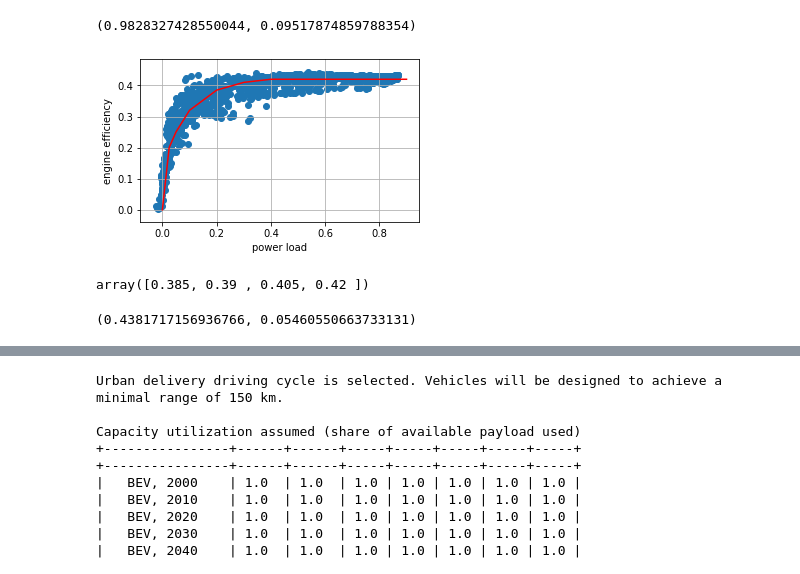
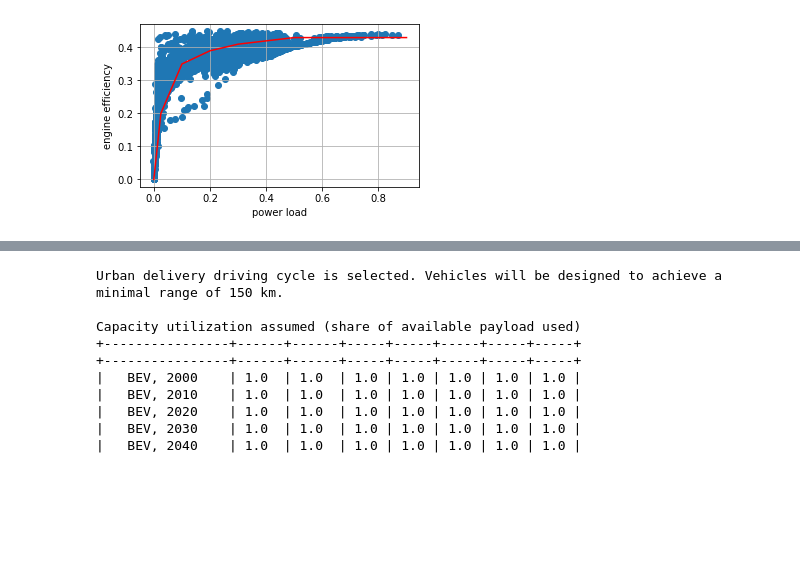
Before and after one commit to romainsacchi/carculator_bus, a Jupyter notebook: dev/Engine calibration.ipynb, the cells around one changed output, grey strips where cells are left out. Drawn from its saved outputs; the diff is of its cells as text; code cells hidden in the pictures; blank space fills up the shorter version.

```diff
--- a/dev/Engine calibration.ipynb
+++ b/dev/Engine calibration.ipynb
@@ -27,22 +23,18 @@ df_40 = pd.read_csv(r'C:\Users\sacchi_r\Documents\GitHub\carculator_bus\dev\Clas
 # %%
-df_35["engine power ratio"] = df_35["P_eng_fcmap [kW]"]/175
-df_26["engine power ratio"] = df_26["P_eng_fcmap [kW]"]/175
-df_40["engine power ratio"] = df_40["P_eng_fcmap [kW]"]/325
+df_13_city["engine power ratio"] = df_13_city["P_eng_fcmap [kW]"]/175
+df_13_coach["engine power ratio"] = df_13_coach["P_eng_fcmap [kW]"]/175
 # %%
-df_35["wheel power ratio"] = df_35["P_brake_in [kW]"]/175
-df_26["wheel power ratio"] = df_26["P_brake_in [kW]"]/175
-df_40["wheel power ratio"] = df_40["P_brake_in [kW]"]/325
+df_13_city["wheel power ratio"] = df_13_city["P_brake_in [kW]"]/175
+df_13_coach["wheel power ratio"] = df_13_coach["P_brake_in [kW]"]/175
 # %%
-df_35["fuel power [kW]"] = df_35["FC-Final [g/h]"] /3600 * 42
-df_26["fuel power [kW]"] = df_26["FC-Final [g/h]"] /3600 * 42
-df_40["fuel power [kW]"] = df_40["FC-Final [g/h]"] /3600 * 42
+df_13_city["fuel power [kW]"] = df_13_city["FC-Final [g/h]"] /3600 * 42
+df_13_coach["fuel power [kW]"] = df_13_coach["FC-Final [g/h]"] /3600 * 42
 
-df_35["P_ratio_fuel"] = (df_35["P_eng_out [kW]"] / df_35["fuel power [kW]"])
-df_26["P_ratio_fuel"] = (df_26["P_eng_out [kW]"] / df_26["fuel power [kW]"])
-df_40["P_ratio_fuel"] = (df_40["P_eng_out [kW]"] / df_40["fuel power [kW]"])
+
+df_13_city["P_ratio_fuel"] = (df_13_city["P_eng_out [kW]"] / df_13_city["fuel power [kW]"])
+df_13_coach["P_ratio_fuel"] = (df_13_coach["P_eng_out [kW]"] / df_13_coach["fuel power [kW]"])
 # %%
-df_35["drivetrain_eff"] = df_35["P_brake_in [kW]"]/df_35["P_eng_out [kW]"]
-df_26["drivetrain_eff"] = df_26["P_brake_in [kW]"]/df_26["P_eng_out [kW]"]
-df_40["drivetrain_eff"] = df_40["P_brake_in [kW]"]/df_40["P_eng_out [kW]"]
+df_13_city["drivetrain_eff"] = df_13_city["P_brake_in [kW]"]/df_13_city["P_eng_out [kW]"]
+df_13_coach["drivetrain_eff"] = df_13_coach["P_brake_in [kW]"]/df_13_coach["P_eng_out [kW]"]
 # %%
 plt.rcParams["figure.figsize"] = (5,3)
@@ -87,56 +89,40 @@ plt.grid()
-# %%
-logFit(vals_trans_40, ind_trans_40)
-# %% [output]
-(0.9828327428550044, 0.09517874859788354)
 # %%
 import matplotlib.pyplot as plt
 import numpy as np
 
 fig, axs = plt.subplots(figsize=(5,3),
                         nrows=1, ncols=1, sharey=True     # fix as above
                         #gridspec_kw=dict(hspace=0.4)
                        ) # Much control of gridspec
 
 
 
 
-ind_40 = df_40.loc[(df_40["P_ratio_fuel"]>0)
-               &(df_40["P_ratio_fuel"]<.45)
-                &(df_40["P_eng_fcmap [kW]"]>0),"P_ratio_fuel"]
-vals_40 = df_40.loc[(df_40["P_ratio_fuel"]>0)
-               &(df_40["P_ratio_fuel"]<.45)
-                 &(df_40["P_eng_fcmap [kW]"]>0),"wheel power ratio"]
+ind_13 = df_13_city.loc[(df_13_city["P_ratio_fuel"]>0)
+               &(df_13_city["P_ratio_fuel"]<.45)
+                &(df_13_city["P_eng_fcmap [kW]"]>0),"P_ratio_fuel"]
+vals_13 = df_13_city.loc[(df_13_city["P_ratio_fuel"]>0)
+               &(df_13_city["P_ratio_fuel"]<.45)
+                 &(df_13_city["P_eng_fcmap [kW]"]>0),"wheel power ratio"]
 
 
 xfit = np.linspace(0.01,1,num=100)
 
 
 
-axs.scatter(x=vals_40, y=ind_40)
+axs.scatter(x=vals_13, y=ind_13)
 #axs.plot(xfit, logFunc(xfit, *logFit(vals_40,ind_40)), c="orange")
 
 plt.plot(
         [0, 0.025, .05, .1,  .2, .3, .4, .5, .6, .7, .8, .9],
-        [0, 0.2,   .25, .32, .385, .41, .42, .42, .42, .42, .42, .42],
+        [0, 0.2,   .25, .35, .39, .41, .42, .43, .43, .43, .43, .43],
 
          label="manual fit",
     c="red"
         )
 
 plt.ylabel("engine efficiency")
 plt.xlabel("power load")
 axs.grid()
 # %% [output]
-[figure, old version]
+[figure, new version]
-# %%
-np.interp(
-    [.2, .22, .28, .42],
-    [0, 0.025, .05, .1,  .2, .3, .4, .5, .6, .7, .8, .9],
-    [0, 0.2,   .25, .32, .385, .41, .42, .42, .42, .42, .42, .42],
-)
-# %% [output]
-array([0.385, 0.39 , 0.405, 0.42 ])
-# %%
-logFit(vals_40,ind_40)
-# %% [output]
-(0.4381717156936766, 0.05460550663733131)
```
Also changed, not shown: parts of 5 cells of this notebook, 12 other files.
